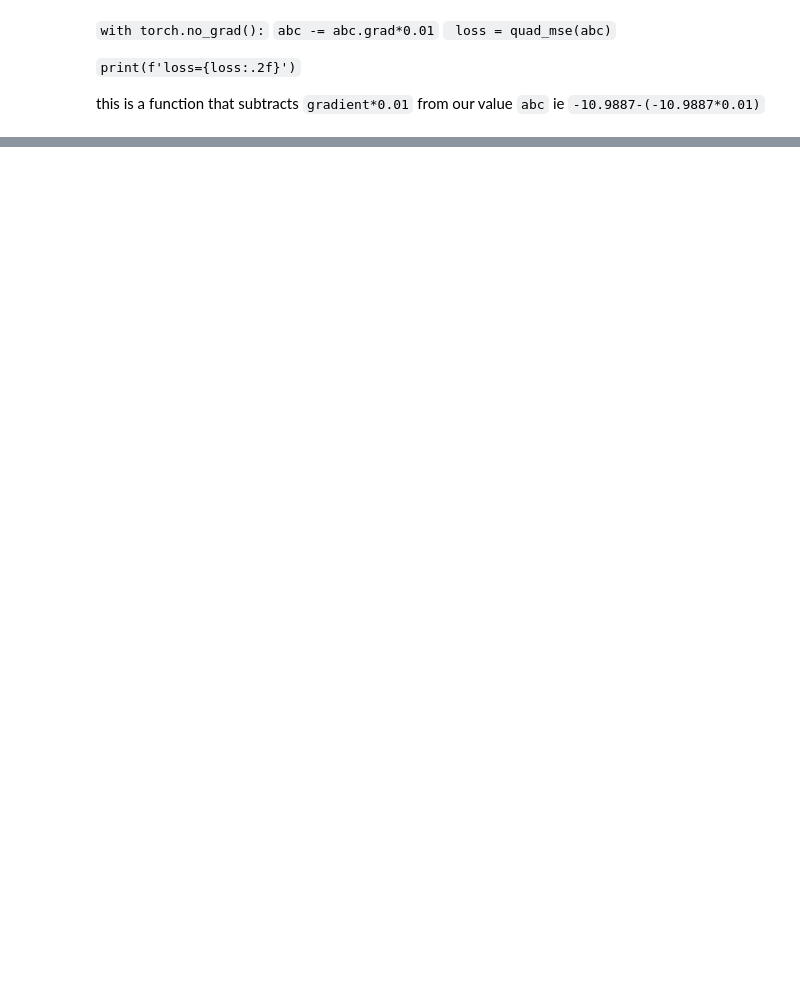
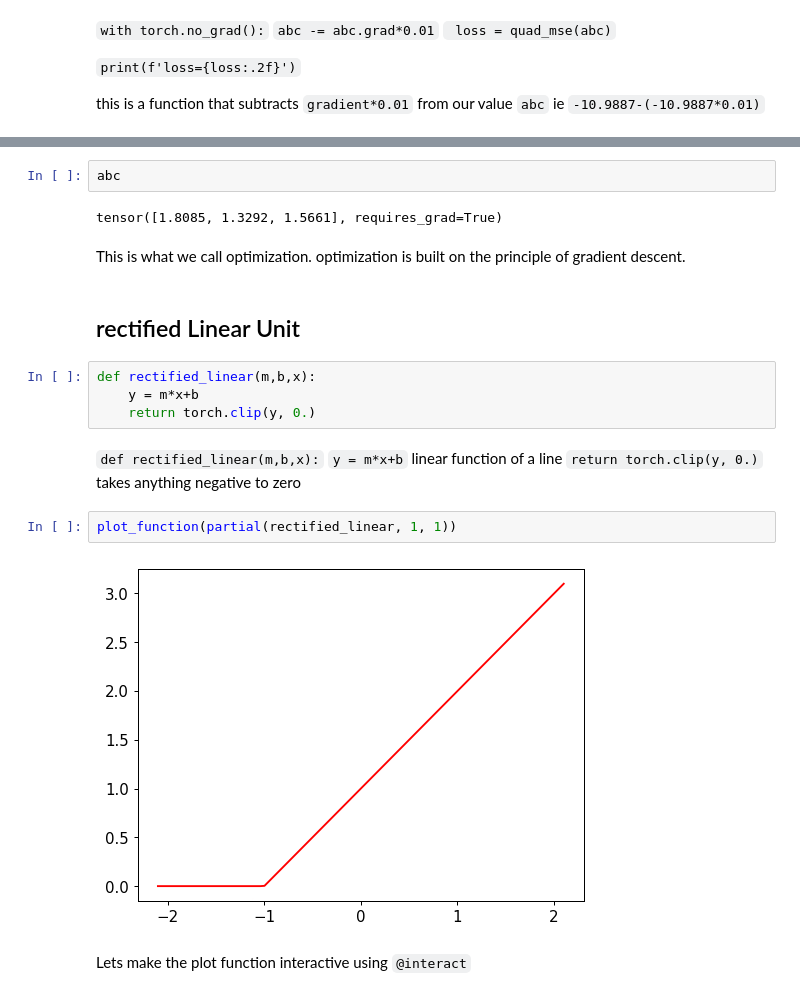
Before and after one commit to BMugo84/machine-learning-with-fastai, a Jupyter notebook: lesson 3/quadratic_functions.ipynb, the cells around one changed output, grey strips where cells are left out. Saved outputs shown, nothing was run; the diff lists cells and outputs as text; blank space fills up the shorter version.

```diff
--- a/lesson 3/quadratic_functions.ipynb
+++ b/lesson 3/quadratic_functions.ipynb
@@ -176,0 +190,22 @@ this is a function that subtracts `gradient*0.01` from our value `abc` ie `-10.9
+# %%
+abc
+# %% [output]
+tensor([1.8085, 1.3292, 1.5661], requires_grad=True)
+# %% [markdown]
+This is what we call optimization. optimization is built on the principle of gradient descent.
+# %% [markdown]
+##  rectified Linear Unit
+# %%
+def rectified_linear(m,b,x):
+    y = m*x+b
+    return torch.clip(y, 0.)
+# %% [markdown]
+`def rectified_linear(m,b,x):`
+`y = m*x+b` linear function of a line
+`return torch.clip(y, 0.)` takes anything negative to zero
+# %%
+plot_function(partial(rectified_linear, 1, 1))
+# %% [output]
+[figure, added]
+# %% [markdown]
+Lets make the plot function interactive using `@interact`
```
Also changed, not shown: parts of 15 cells of this notebook, 4 other files.
